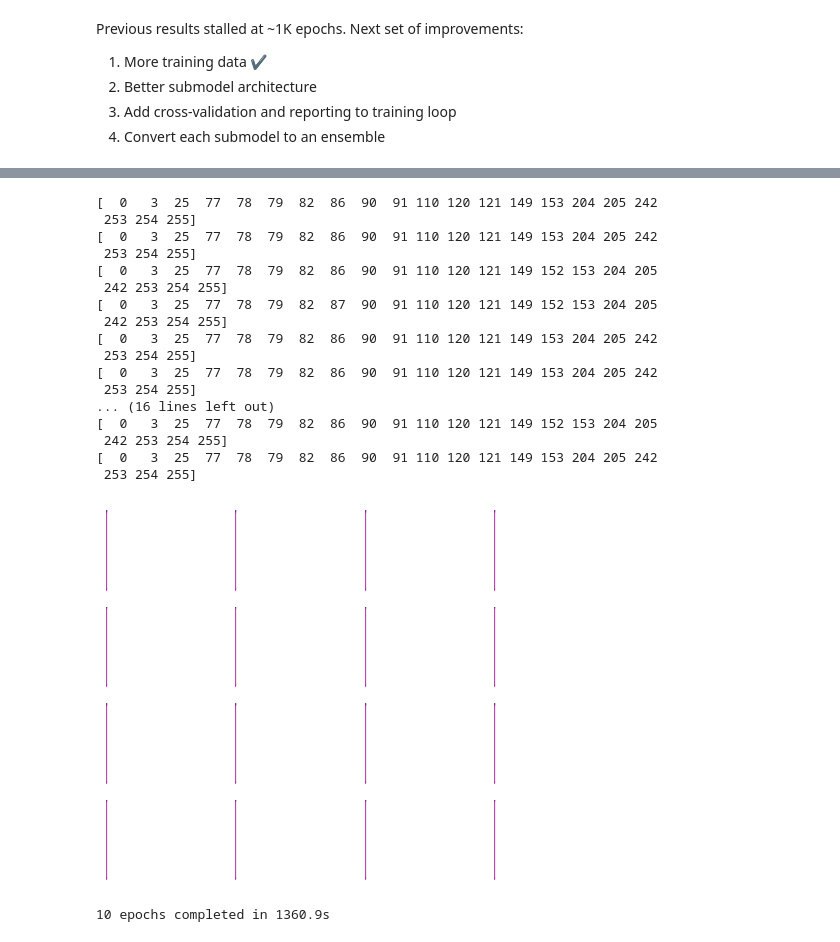
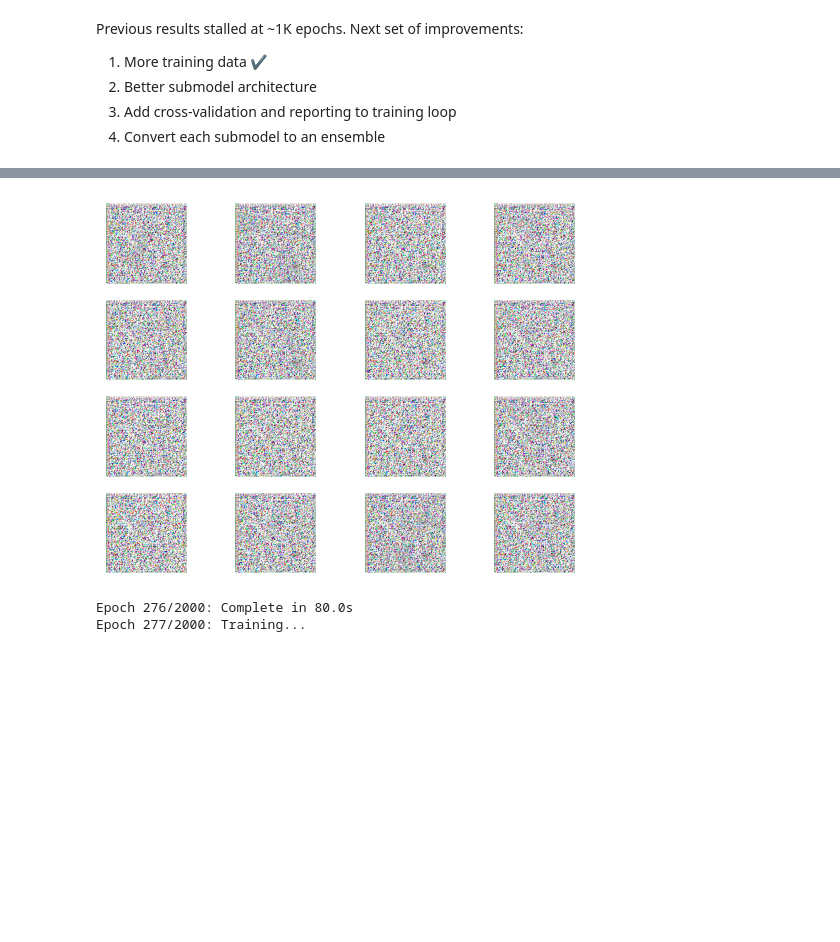
Before and after one commit to whitgroves/pokegan-gsc, a Jupyter notebook: v4/sandbox.ipynb, the cells around one changed output, grey strips where cells are left out. Cells and saved outputs as stored; diff of their text form; code cells hidden in the pictures; blank space fills up the shorter version.

```diff
--- a/v4/sandbox.ipynb
+++ b/v4/sandbox.ipynb
@@ -54,25 +21,14 @@ Found 3072 files belonging to 1 classes.
 # %%
 generator, discriminator = v4.make_generator(), v4.make_discriminator()
 # %%
-v4.train(generator, discriminator, dataset, epochs=10)
-pass
+# v4.train(generator, discriminator, dataset, epochs=10)
+# pass # failed: output was constant
-# %% [output]
-[  0   3  25  77  78  79  82  86  90  91 110 120 121 149 153 204 205 242
- 253 254 255]
-[  0   3  25  77  78  79  82  86  90  91 110 120 121 149 153 204 205 242
- 253 254 255]
-[  0   3  25  77  78  79  82  86  90  91 110 120 121 149 152 153 204 205
- 242 253 254 255]
-[  0   3  25  77  78  79  82  87  90  91 110 120 121 149 152 153 204 205
- 242 253 254 255]
-[  0   3  25  77  78  79  82  86  90  91 110 120 121 149 153 204 205 242
- 253 254 255]
-[  0   3  25  77  78  79  82  86  90  91 110 120 121 149 153 204 205 242
- 253 254 255]
-... (16 lines left out)
-[  0   3  25  77  78  79  82  86  90  91 110 120 121 149 152 153 204 205
- 242 253 254 255]
-[  0   3  25  77  78  79  82  86  90  91 110 120 121 149 153 204 205 242
- 253 254 255]
-[figure, removed]
-10 epochs completed in 1360.9s
+# %%
+import dcgan_v5 as v5
+
+v5.train(v5.make_generator(), v5.make_discriminator(), dataset, 200)
+pass
+# %% [output]
+[figure, added]
+Epoch 276/2000: Complete in 80.0s
+Epoch 277/2000: Training...
```
Also changed, not shown: parts of 2 cells of this notebook, 1 other file.
